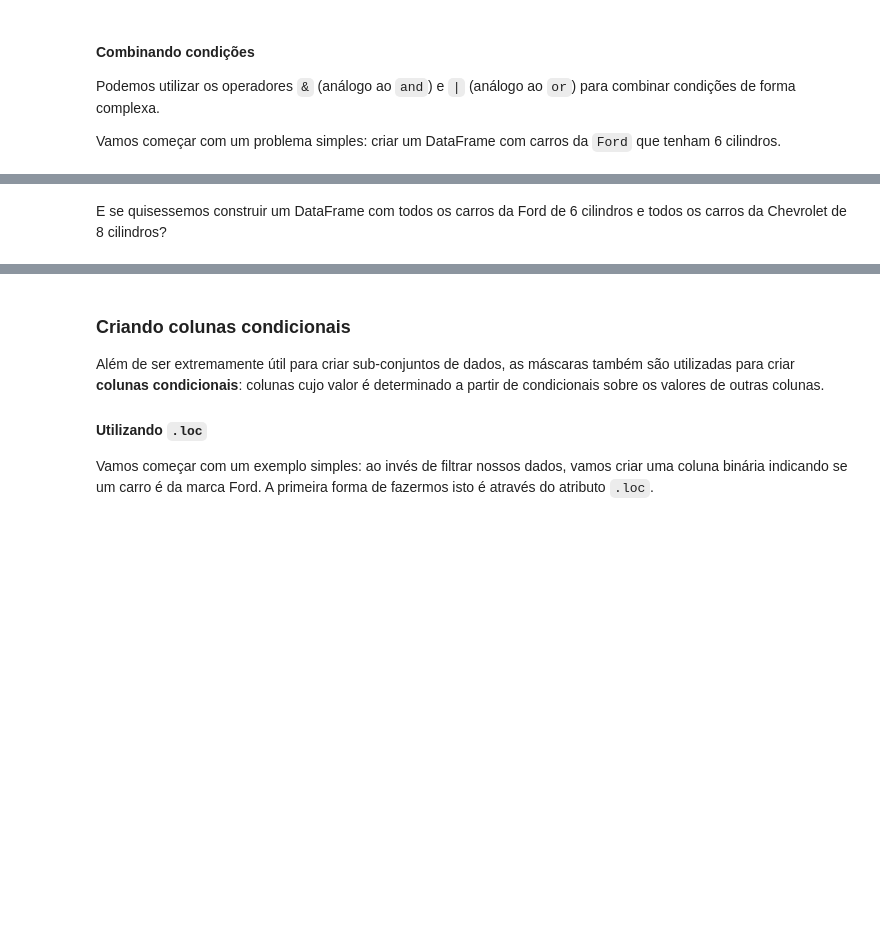
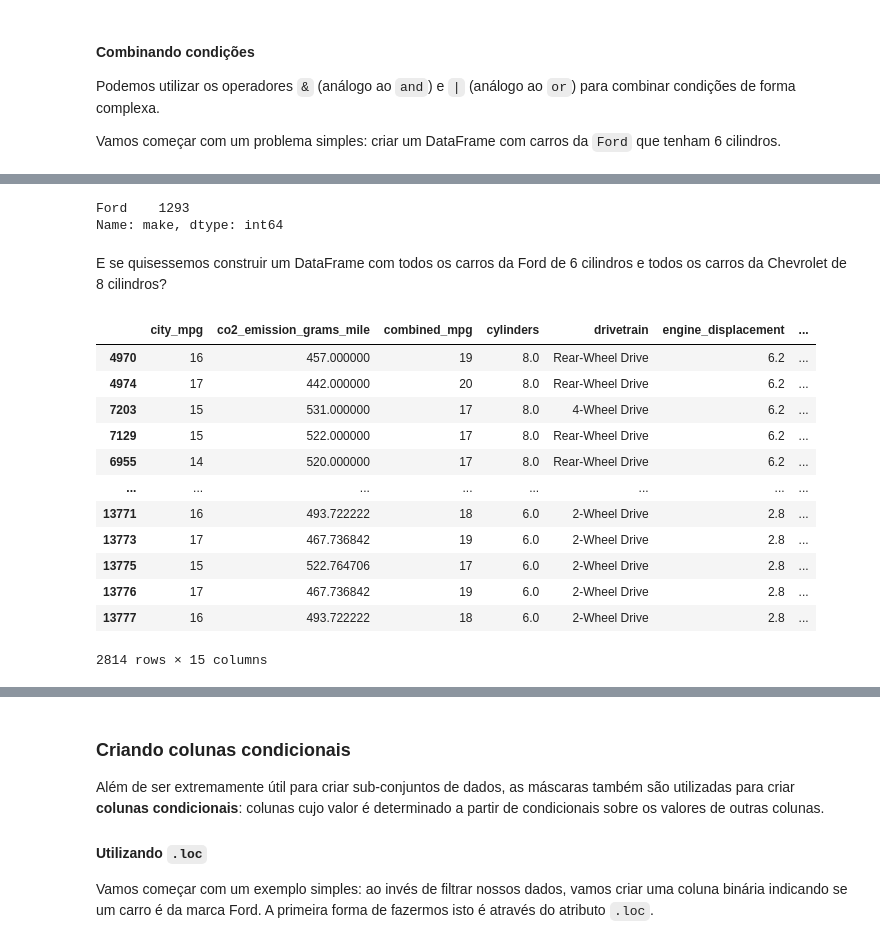
Before and after one commit to pedroteche-ih/79_PT_JUN2022, a Jupyter notebook: aulas/79 DA PT JUN-2022 DataFrame Manipulations.ipynb, the cells around one changed output, grey strips where cells are left out. Cells and saved outputs as stored; diff of their text form; code cells hidden in the pictures; blank space fills up the shorter version.

```diff
--- a/aulas/79 DA PT JUN-2022 DataFrame Manipulations.ipynb
+++ b/aulas/79 DA PT JUN-2022 DataFrame Manipulations.ipynb
@@ -196,3 +671,3 @@ tb_veic
 # %%
-tb_veic = tb_veic.sort_values(['model_year', 'engine_displacement'], ascending = [False, True])
-tb_veic
+tb_veic = tb_veic.sort_values(['model_year', 'engine_displacement'], ascending = [False, False])
+tb_veic.head()
@@ -242,2 +836,7 @@ tb_ford6.describe()
+# %%
+tb_ford6['make'].value_counts()
+# %% [output]
+Ford    1293
+Name: make, dtype: int64
 # %% [markdown]
 E se quisessemos construir um DataFrame com todos os carros da Ford de 6 cilindros e todos os carros da Chevrolet de 8 cilindros?
@@ -245,0 +843,16 @@ E se quisessemos construir um DataFrame com todos os carros da Ford de 6 cilindr
+# %%
+tb_veic[(tb_veic['make'] == 'Ford') & (tb_veic['cylinders'] == 6) | (tb_veic['make'] == 'Chevrolet') & (tb_veic['cylinders'] == 8)]
+# %% [output]
+|  | city_mpg | co2_emission_grams_mile | combined_mpg | cylinders | drivetrain | engine_displacement | ... |
+| 4970 | 16 | 457.000000 | 19 | 8.0 | Rear-Wheel Drive | 6.2 | ... |
+| 4974 | 17 | 442.000000 | 20 | 8.0 | Rear-Wheel Drive | 6.2 | ... |
+| 7203 | 15 | 531.000000 | 17 | 8.0 | 4-Wheel Drive | 6.2 | ... |
+| 7129 | 15 | 522.000000 | 17 | 8.0 | Rear-Wheel Drive | 6.2 | ... |
+| 6955 | 14 | 520.000000 | 17 | 8.0 | Rear-Wheel Drive | 6.2 | ... |
+| ... | ... | ... | ... | ... | ... | ... | ... |
+| 13771 | 16 | 493.722222 | 18 | 6.0 | 2-Wheel Drive | 2.8 | ... |
+| 13773 | 17 | 467.736842 | 19 | 6.0 | 2-Wheel Drive | 2.8 | ... |
+| 13775 | 15 | 522.764706 | 17 | 6.0 | 2-Wheel Drive | 2.8 | ... |
+| 13776 | 17 | 467.736842 | 19 | 6.0 | 2-Wheel Drive | 2.8 | ... |
+| 13777 | 16 | 493.722222 | 18 | 6.0 | 2-Wheel Drive | 2.8 | ... |
+2814 rows × 15 columns
```
Also changed, not shown: parts of 79 cells of this notebook, 7 other files.
